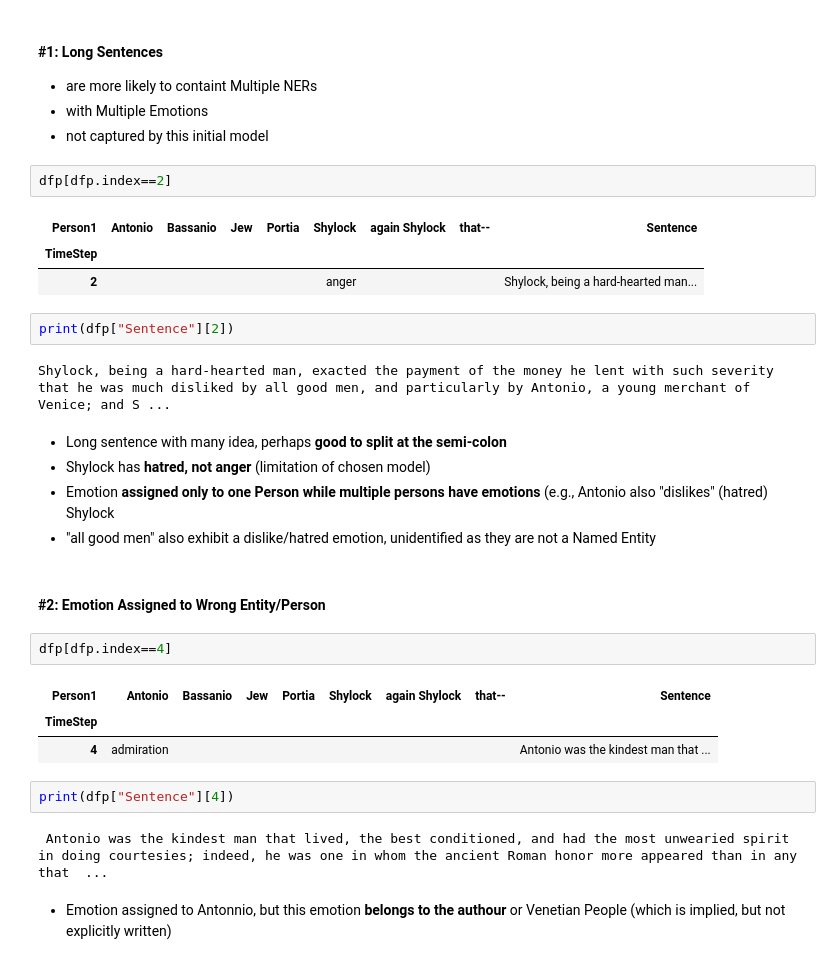
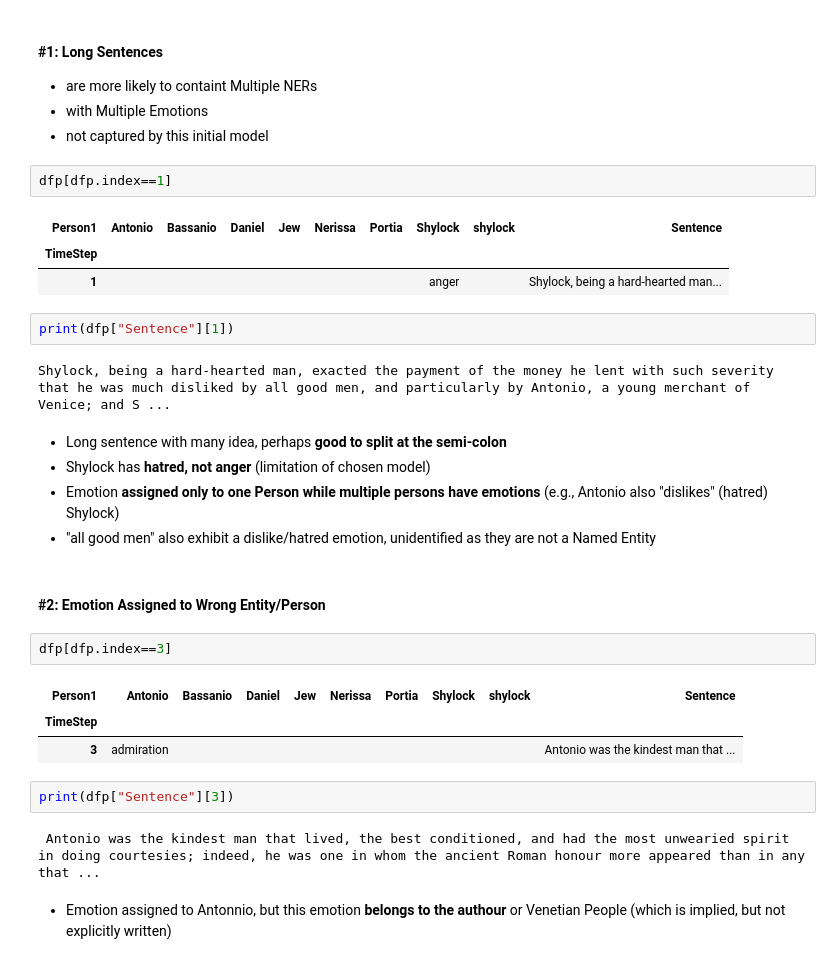
Before and after one commit to shihab1h/emotion_detection_text_based, a Jupyter notebook: Notebooks/01 Baseline Model/notebook_01_baseline.ipynb, the cells around one changed output. Drawn from its saved outputs; the diff is of its cells as text.

```diff
--- a/Notebooks/01 Baseline Model/notebook_01_baseline.ipynb
+++ b/Notebooks/01 Baseline Model/notebook_01_baseline.ipynb
@@ -150,32 +153,32 @@ Potential Improvements:
 * with Multiple Emotions
 * not captured by this initial model
 # %%
-dfp[dfp.index==2]
+dfp[dfp.index==1]
 # %% [output]
-| Person1 | Antonio | Bassanio | Jew | Portia | Shylock | again Shylock | that-- | Sentence |
-| TimeStep |  |  |  |  |  |  |  |  |
-| 2 |  |  |  |  | anger |  |  | Shylock, being a hard-hearted man... |
+| Person1 | Antonio | Bassanio | Daniel | Jew | Nerissa | Portia | Shylock | shylock | Sentence |
+| TimeStep |  |  |  |  |  |  |  |  |  |
+| 1 |  |  |  |  |  |  | anger |  | Shylock, being a hard-hearted man... |
 # %%
-print(dfp["Sentence"][2])
+print(dfp["Sentence"][1])
 # %% [output]
 Shylock, being a hard-hearted man, exacted the payment of the money he lent with such severity that he was much disliked by all good men, and particularly by Antonio, a young merchant of Venice; and S ...
 # %% [markdown]
 * Long sentence with many idea, perhaps **good to split at the semi-colon**
 * Shylock has **hatred, not anger** (limitation of chosen model)
-* Emotion **assigned only to one Person while multiple persons have emotions** (e.g., Antonio also "dislikes" (hatred) Shylock
+* Emotion **assigned only to one Person while multiple persons have emotions** (e.g., Antonio also "dislikes" (hatred) Shylock)
 * "all good men" also exhibit a dislike/hatred emotion, unidentified as they are not a Named Entity
 # %% [markdown]
 #### **#2:** Emotion Assigned to Wrong Entity/Person
 # %%
-dfp[dfp.index==4]
+dfp[dfp.index==3]
 # %% [output]
-| Person1 | Antonio | Bassanio | Jew | Portia | Shylock | again Shylock | that-- | Sentence |
-| TimeStep |  |  |  |  |  |  |  |  |
-| 4 | admiration |  |  |  |  |  |  | Antonio was the kindest man that ... |
+| Person1 | Antonio | Bassanio | Daniel | Jew | Nerissa | Portia | Shylock | shylock | Sentence |
+| TimeStep |  |  |  |  |  |  |  |  |  |
+| 3 | admiration |  |  |  |  |  |  |  | Antonio was the kindest man that ... |
 # %%
-print(dfp["Sentence"][4])
+print(dfp["Sentence"][3])
 # %% [output]
- Antonio was the kindest man that lived, the best conditioned, and had the most unwearied spirit in doing courtesies; indeed, he was one in whom the ancient Roman honor more appeared than in any that  ...
+ Antonio was the kindest man that lived, the best conditioned, and had the most unwearied spirit in doing courtesies; indeed, he was one in whom the ancient Roman honour more appeared than in any that ...
 # %% [markdown]
 * Emotion assigned to Antonnio, but this emotion **belongs to the authour** or Venetian People (which is implied, but not explicitly written)
 # %% [markdown]
```
Also changed, not shown: parts of 9 cells of this notebook, 3 other files.
